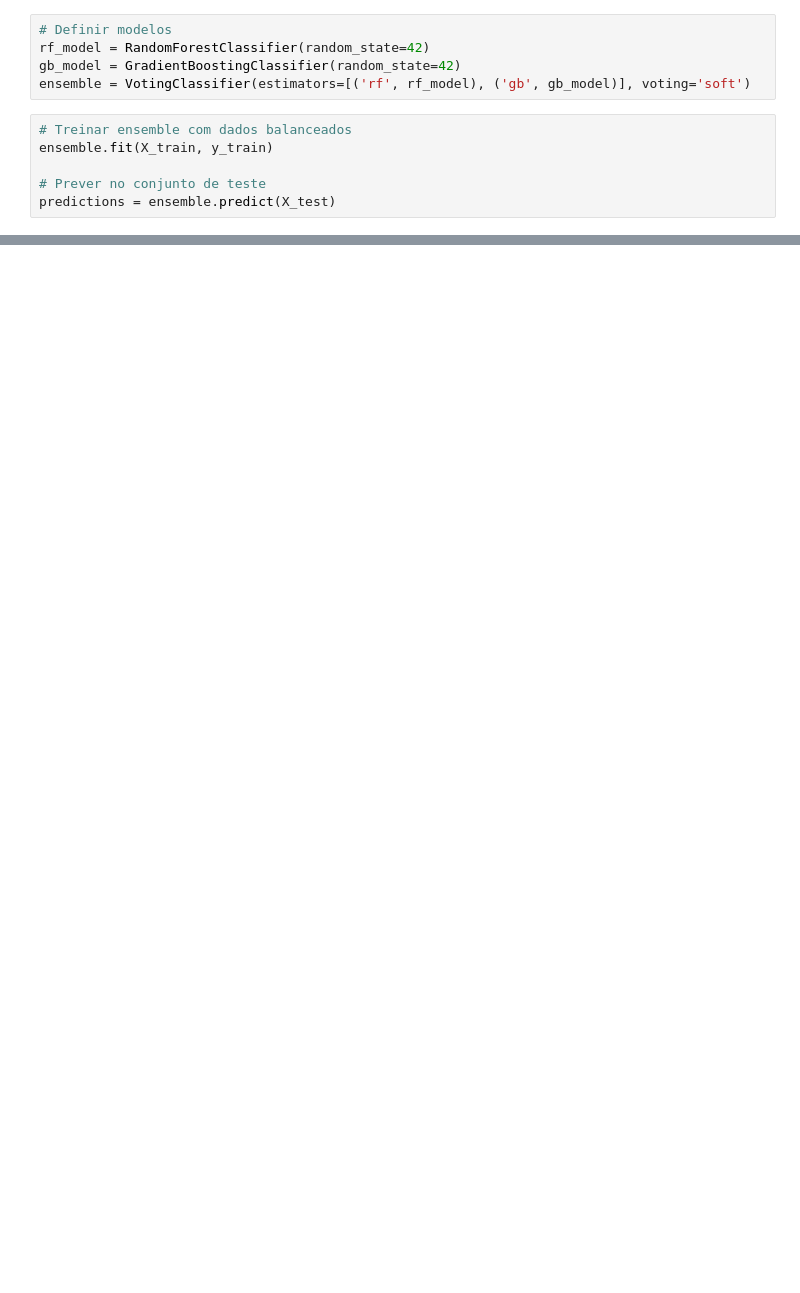
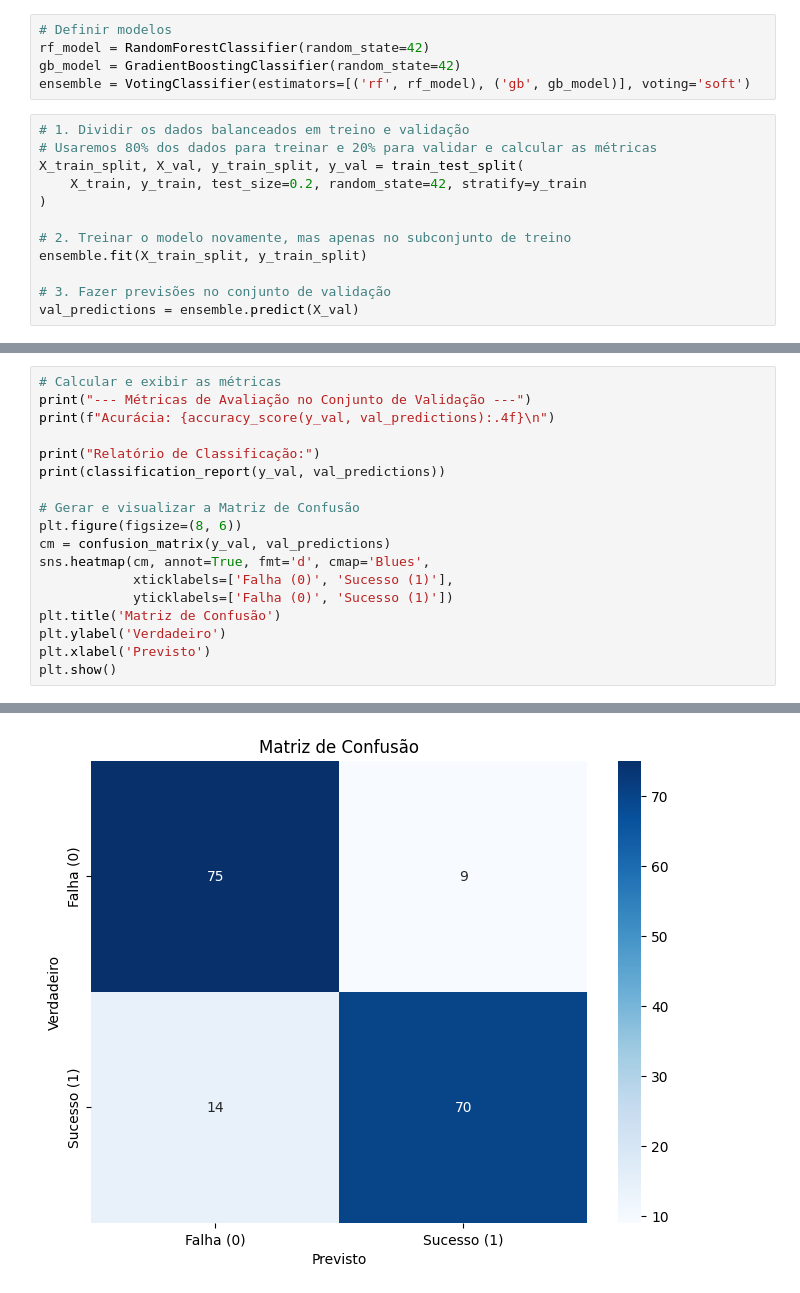
Before and after one commit to BernardoLaurindo/KaggleCompetition, a Jupyter notebook: modelo.ipynb, the cells around one changed output, grey strips where cells are left out. Saved outputs shown, nothing was run; the diff lists cells and outputs as text; blank space fills up the shorter version.

Commit message:
Feat: esse commit deixa o notebook pronto para enviar

```diff
--- a/modelo.ipynb
+++ b/modelo.ipynb
@@ -224,8 +396,14 @@ rf_model = RandomForestClassifier(random_state=42)
 gb_model = GradientBoostingClassifier(random_state=42)
 ensemble = VotingClassifier(estimators=[('rf', rf_model), ('gb', gb_model)], voting='soft')
 # %%
-# Treinar ensemble com dados balanceados
-ensemble.fit(X_train, y_train)
+# 1. Dividir os dados balanceados em treino e validação
+# Usaremos 80% dos dados para treinar e 20% para validar e calcular as métricas
+X_train_split, X_val, y_train_split, y_val = train_test_split(
+    X_train, y_train, test_size=0.2, random_state=42, stratify=y_train
+)
 
-# Prever no conjunto de teste
-predictions = ensemble.predict(X_test)
+# 2. Treinar o modelo novamente, mas apenas no subconjunto de treino
+ensemble.fit(X_train_split, y_train_split)
+
+# 3. Fazer previsões no conjunto de validação
+val_predictions = ensemble.predict(X_val)
@@ -231,0 +423,19 @@ predictions = ensemble.predict(X_test)
+# %%
+# Calcular e exibir as métricas
+print("--- Métricas de Avaliação no Conjunto de Validação ---")
+print(f"Acurácia: {accuracy_score(y_val, val_predictions):.4f}\n")
+
+print("Relatório de Classificação:")
+print(classification_report(y_val, val_predictions))
+
+# Gerar e visualizar a Matriz de Confusão
+plt.figure(figsize=(8, 6))
+cm = confusion_matrix(y_val, val_predictions)
+sns.heatmap(cm, annot=True, fmt='d', cmap='Blues',
+            xticklabels=['Falha (0)', 'Sucesso (1)'],
+            yticklabels=['Falha (0)', 'Sucesso (1)'])
+plt.title('Matriz de Confusão')
+plt.ylabel('Verdadeiro')
+plt.xlabel('Previsto')
+plt.show()
+# %% [output]
@@ -231,0 +454 @@ predictions = ensemble.predict(X_test)
+[figure, added]
```
Also changed, not shown: parts of 39 cells of this notebook.
